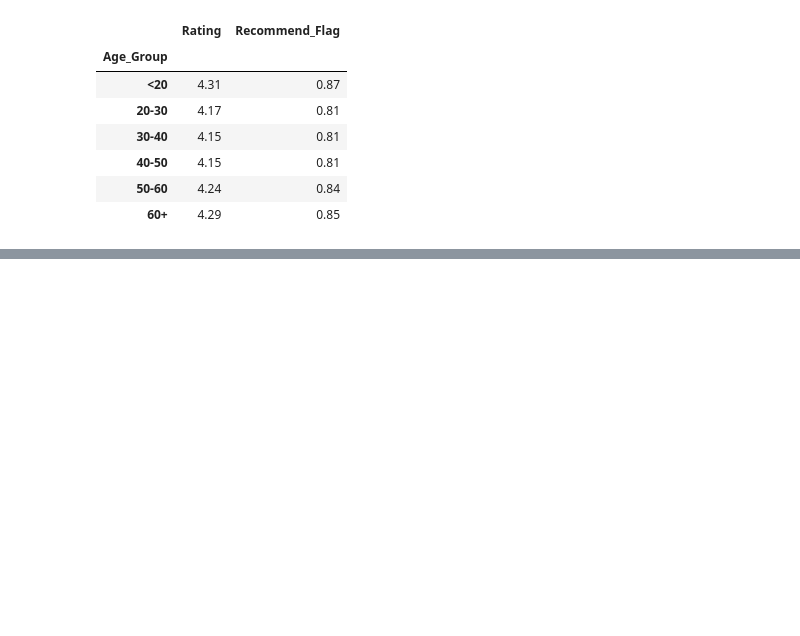
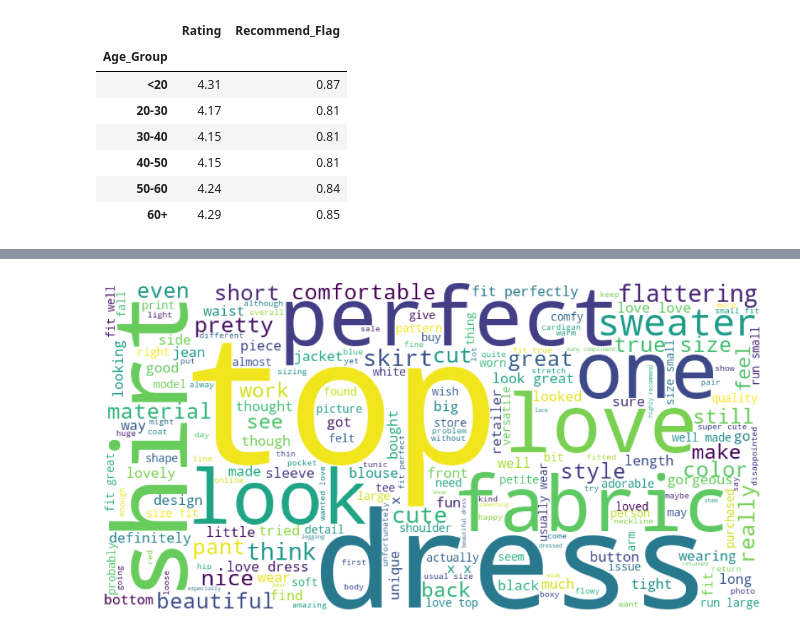
Before and after one commit to Adi46878/women-clothing-review-analytics, a Jupyter notebook: Women_Clothing_Review_Analytics.ipynb, the cells around one changed output, grey strips where cells are left out. Cells and saved outputs as stored; diff of their text form; code cells hidden in the pictures; blank space fills up the shorter version.

```diff
--- a/Women_Clothing_Review_Analytics.ipynb
+++ b/Women_Clothing_Review_Analytics.ipynb
@@ -274,0 +378,2 @@ age_analysis
+# %%
+positive_reviews = df[df['Sentiment'] == 'Positive']
@@ -274,0 +398,2 @@ age_analysis
+# %%
+positive_words = ' '.join(positive_reviews['Clean_Review'])
@@ -274,0 +452,9 @@ age_analysis
+# %%
+wordcloud = WordCloud(width= 800, height= 400, background_color= 'white').generate(positive_words)
+# %%
+plt.figure(figsize=(12,6))
+plt.imshow(wordcloud)
+plt.axis('off')
+plt.show()
+# %% [output]
+[figure, added]
```
Also changed, not shown: parts of 23 cells of this notebook.
